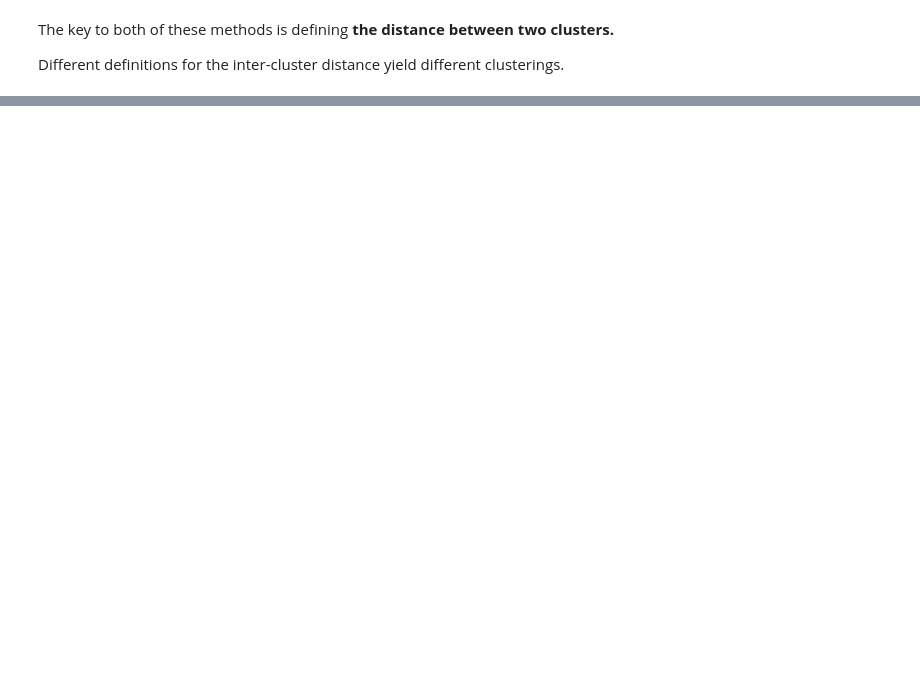
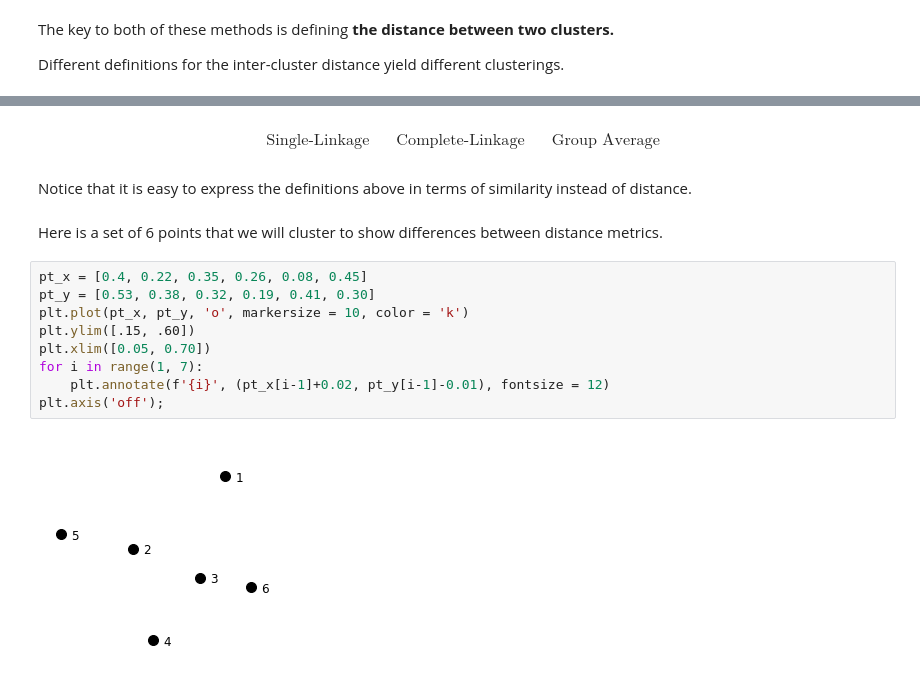
Before and after one commit to mcrovella/CS506-Computational-Tools-for-Data-Science, a Jupyter notebook: 08-Clustering-III.ipynb, the cells around one changed output, grey strips where cells are left out. Cells and saved outputs as stored; diff of their text form; blank space fills up the shorter version.

```diff
--- a/08-Clustering-III.ipynb
+++ b/08-Clustering-III.ipynb
@@ -140,0 +168,17 @@ Different definitions for the inter-cluster distance yield different clusterings
+# %% [markdown]
+$$\text{Single-Linkage}\;\;\;\;\;\;\text{Complete-Linkage}\;\;\;\;\;\;\text{Group Average}$$
+# %% [markdown]
+Notice that it is easy to express the definitions above in terms of similarity instead of distance.
+# %% [markdown]
+Here is a set of 6 points that we will cluster to show differences between distance metrics.
+# %%
+pt_x = [0.4, 0.22, 0.35, 0.26, 0.08, 0.45]
+pt_y = [0.53, 0.38, 0.32, 0.19, 0.41, 0.30]
+plt.plot(pt_x, pt_y, 'o', markersize = 10, color = 'k')
+plt.ylim([.15, .60])
+plt.xlim([0.05, 0.70])
+for i in range(1, 7):
+    plt.annotate(f'{i}', (pt_x[i-1]+0.02, pt_y[i-1]-0.01), fontsize = 12)
+plt.axis('off');
+# %% [output]
+[figure, added]
```
Also changed, not shown: parts of 9 cells of this notebook, 1 other file.
